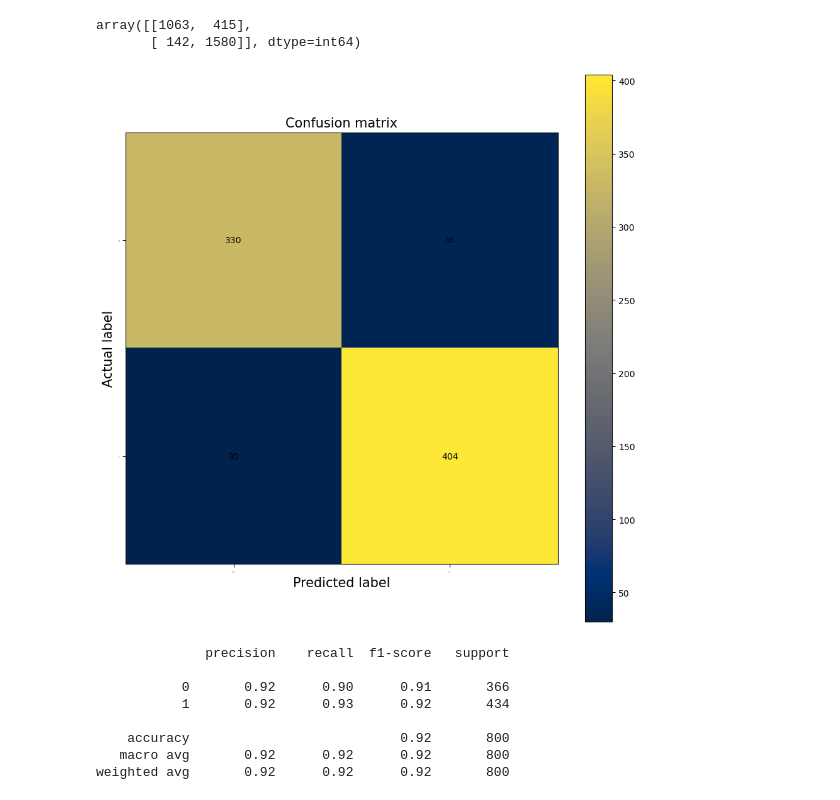
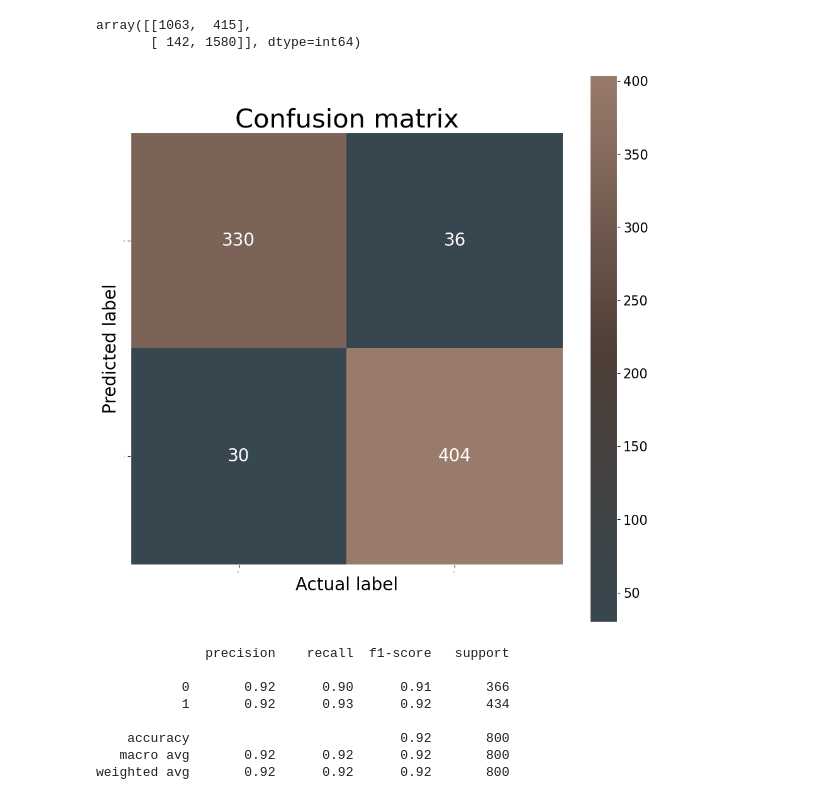
Before and after one commit to pbhan710/project04-group10, a Jupyter notebook: ml.ipynb, the cells around one changed output. Cells and saved outputs as stored; diff of their text form; code cells hidden in the pictures.

```diff
--- a/ml.ipynb
+++ b/ml.ipynb
@@ -147,23 +148,36 @@ confusion_matrix(y, clf.predict(X))
 # %% [output]
 array([[1063,  415],
        [ 142, 1580]], dtype=int64)
+# %%
+# Chart formatting
+cmap = matplotlib.colors.LinearSegmentedColormap.from_list("", ["#37474F","#4F3F37","#997B6C"])
+plt.rcParams.update({
+                     "axes.facecolor" : "#37474F",
+                     "axes.edgecolor":  "white"})
 # %%
+# RF Confusion Matrix
 plt.figure(figsize=(9,9))
-plt.imshow(confusion_matrix(y_true, y_pred), interpolation='nearest', cmap='cividis')
-plt.title('Confusion matrix', size = 15)
-plt.colorbar()
+plt.imshow(confusion_matrix(y_true, y_pred), interpolation='nearest', cmap=cmap)
+
+plt.title('Confusion matrix',color="black",fontsize=30)
+plt.colorbar().ax.tick_params(labelsize=15,color="black",labelcolor="black")
+
 tick_marks = np.arange(2)
 plt.xticks(tick_marks, ["0", "1"], rotation=45, size = 2)
 plt.yticks(tick_marks, ["0", "1"], size = 2)
 plt.tight_layout()
-plt.ylabel('Actual label', size = 15)
-plt.xlabel('Predicted label', size = 15)
+
+plt.xlabel('Actual label',color="black",fontsize=20)
+plt.ylabel('Predicted label',color="black",fontsize=20)
+
 width, height = confusion_matrix(y_true, y_pred).shape
 for x in range(width):
     for y in range(height):
-        plt.annotate(str(confusion_matrix(y_true, y_pred)[x][y]), xy=(y, x), horizontalalignment='center', verticalalignment='center')
+        plt.annotate(str(confusion_matrix(y_true, y_pred)[x][y]),fontsize=20,color="white", xy=(y, x), horizontalalignment='center', verticalalignment='center')
+
+# plt.savefig('images/confusion_matrix1.png', facecolor='#37474F',dpi=1200,bbox_inches='tight')
 # %% [output]
-[figure, old version]
+[figure, new version]
 # %%
 print(classification_report(y_true, y_pred))
 # %% [output]
```
Also changed, not shown: parts of 9 cells of this notebook.
